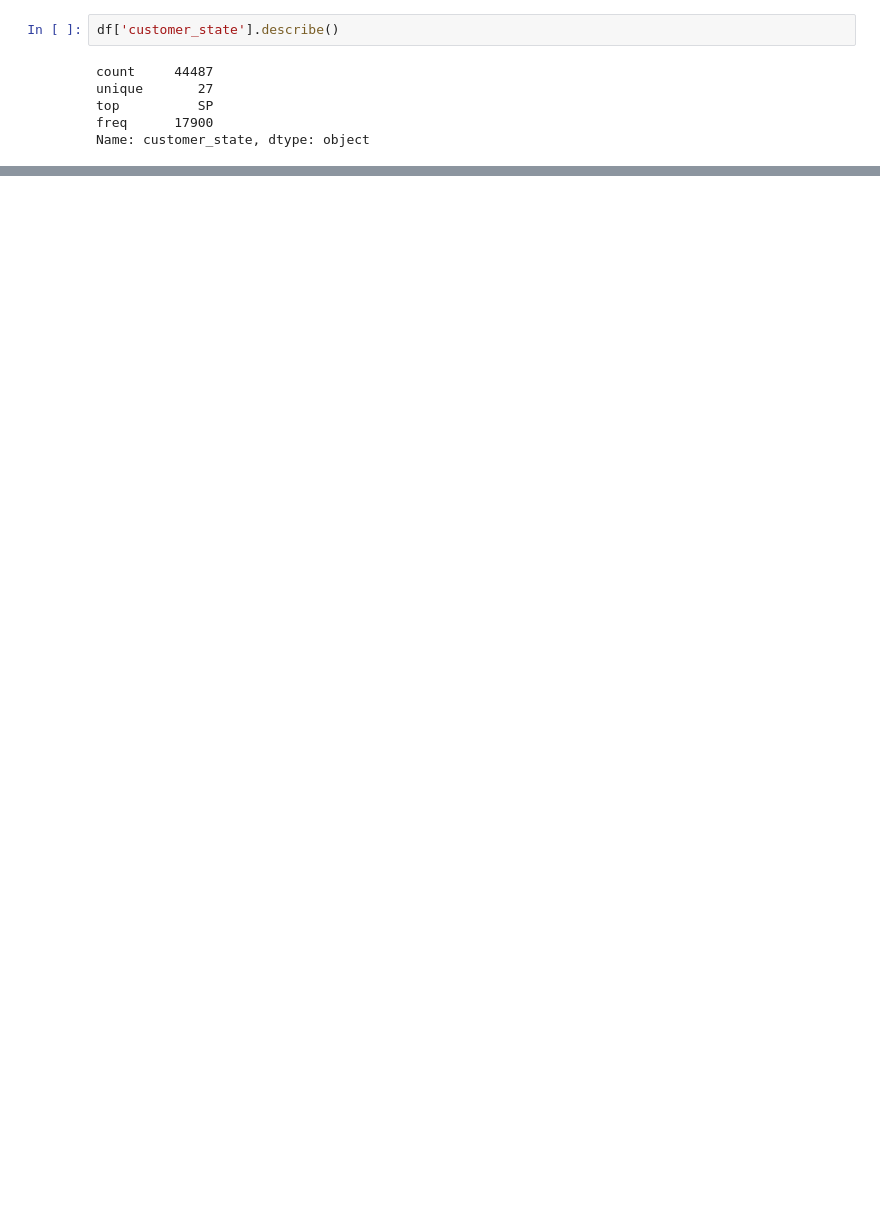
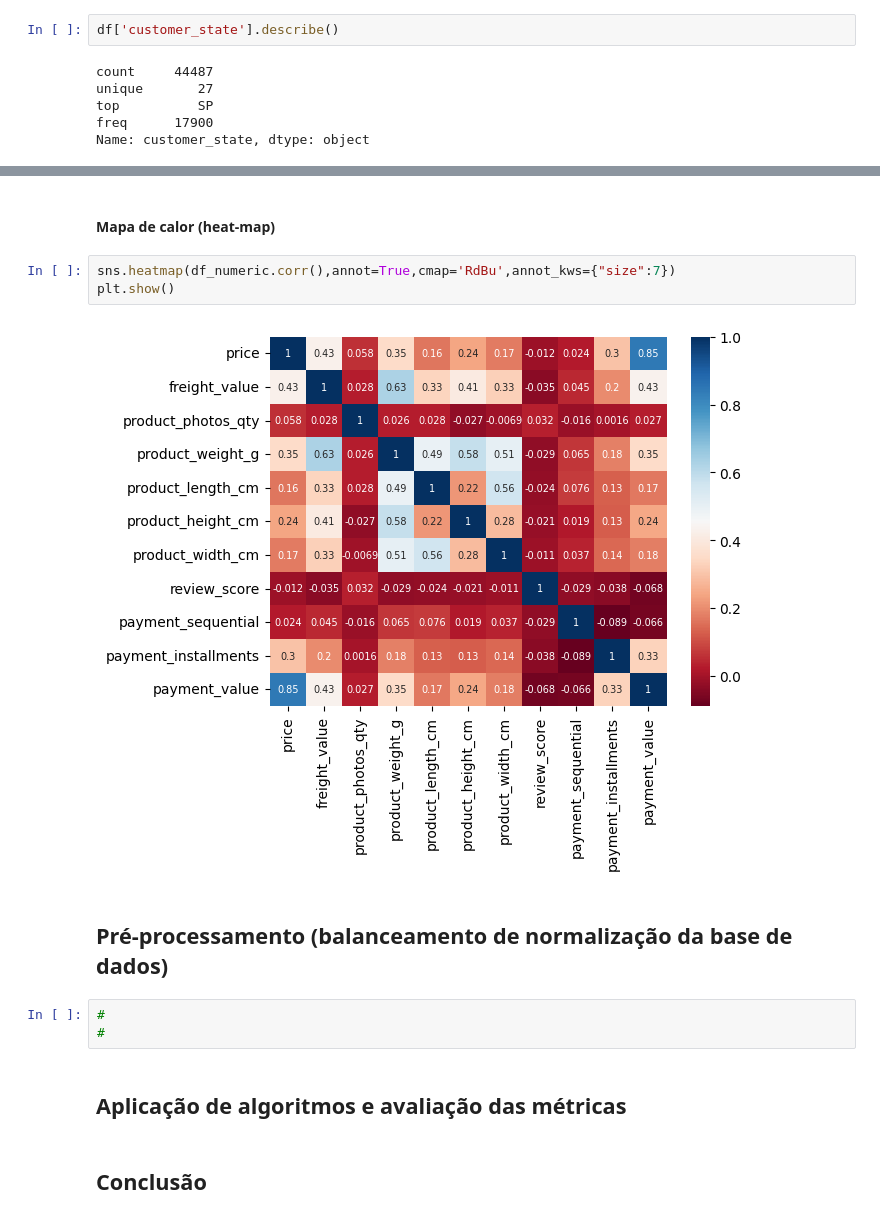
Before and after one commit to supertecode/tcc, a Jupyter notebook: analise_sentimento_previsão_demanda.ipynb, the cells around one changed output, grey strips where cells are left out. Saved outputs shown, nothing was run; the diff lists cells and outputs as text; blank space fills up the shorter version.

```diff
--- a/analise_sentimento_previsão_demanda.ipynb
+++ b/analise_sentimento_previsão_demanda.ipynb
@@ -990,0 +1025,16 @@ print(df[["review_comment_message", "cleaned_review"]].head())
+# %% [markdown]
+#### Mapa de calor (heat-map)
+# %%
+sns.heatmap(df_numeric.corr(),annot=True,cmap='RdBu',annot_kws={"size":7})
+plt.show()
+# %% [output]
+[figure, added]
+# %% [markdown]
+## **Pré-processamento (balanceamento de normalização da base de dados)**
+# %%
+#
+#
+# %% [markdown]
+## **Aplicação de algoritmos e avaliação das métricas**
+# %% [markdown]
+## **Conclusão**
```
Also changed, not shown: parts of 75 cells of this notebook, 9 other files.
